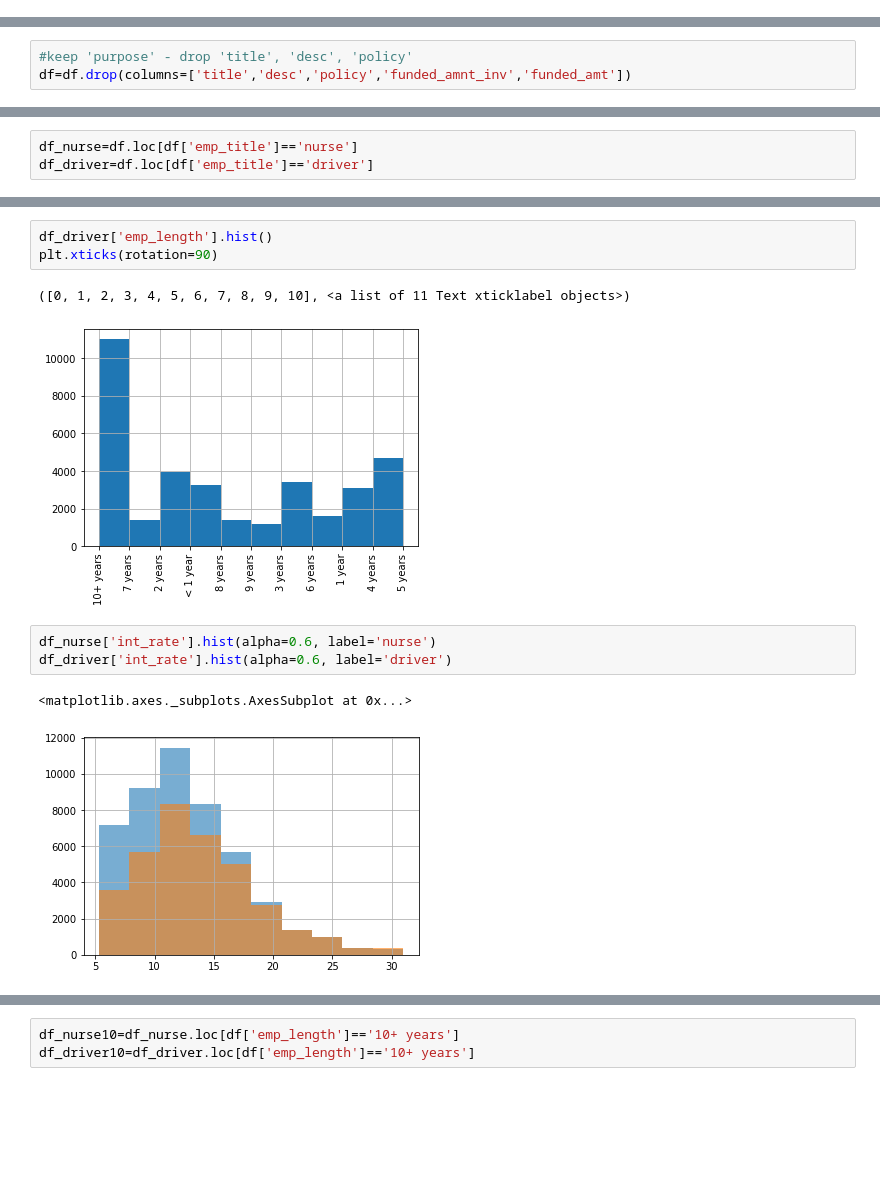
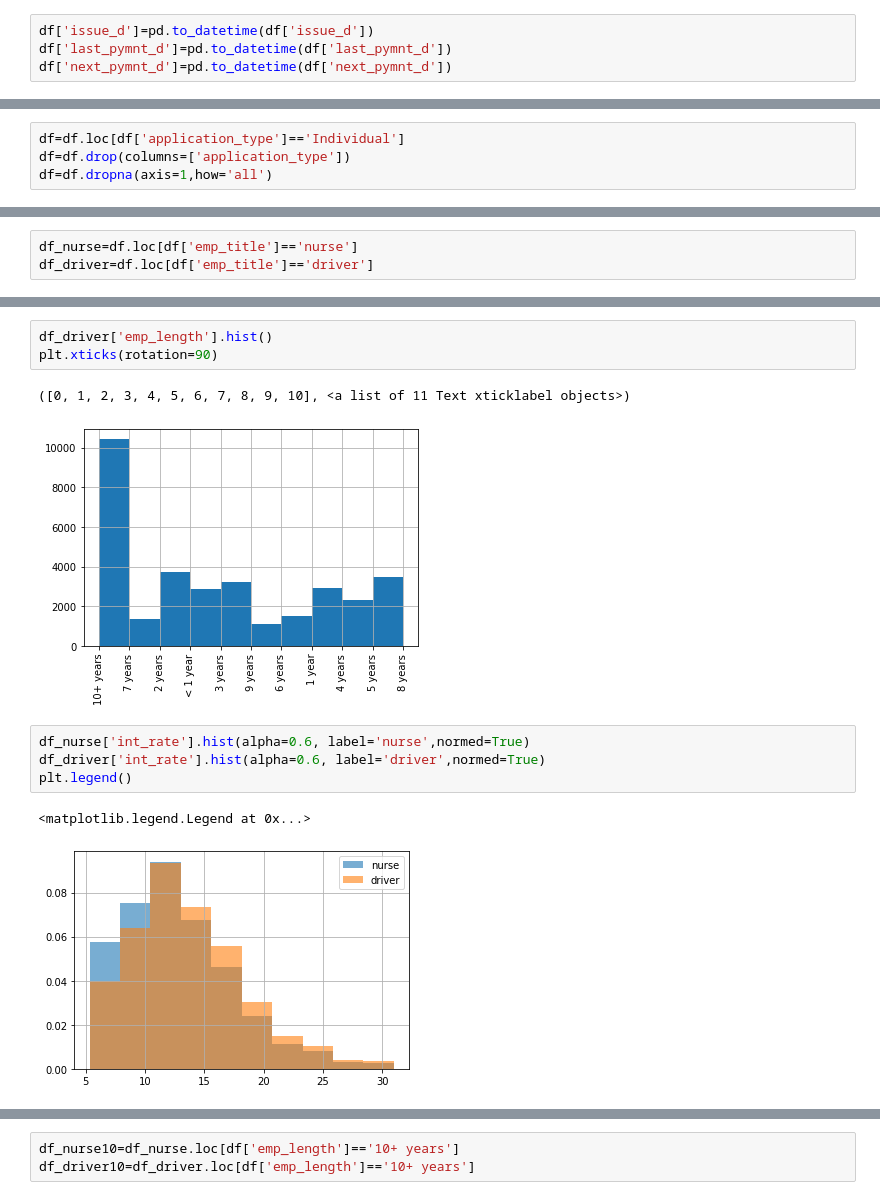
Before and after one commit to ktzioumis/Lending-Club, a Jupyter notebook: Lending-Club.ipynb, the cells around one changed output, grey strips where cells are left out. Saved outputs shown, nothing was run; the diff lists cells and outputs as text; blank space fills up the shorter version.

```diff
--- a/Lending-Club.ipynb
+++ b/Lending-Club.ipynb
@@ -151,3 +186,7 @@ df=df.drop(columns=['title','desc','policy_code','funded_amnt_inv','funded_amnt'
+# %%
+df['issue_d']=pd.to_datetime(df['issue_d'])
+df['last_pymnt_d']=pd.to_datetime(df['last_pymnt_d'])
+df['next_pymnt_d']=pd.to_datetime(df['next_pymnt_d'])
 # %%
 brows_cols=[]
 for col in df.columns:
@@ -216,4 +255 @@ Default                                                0.000014
 Name: loan_status, dtype: float64
-# %%
-#keep 'purpose' - drop 'title', 'desc', 'policy'
-df=df.drop(columns=['title','desc','policy','funded_amnt_inv','funded_amt'])
@@ -220,3 +266,7 @@ df=df.drop(columns=['title','desc','policy','funded_amnt_inv','funded_amt'])
+# %%
+df=df.loc[df['application_type']=='Individual']
+df=df.drop(columns=['application_type'])
+df=df.dropna(axis=1,how='all')
 # %%
 df_hardship=df.loc[df['hardship_status'].isna()==False]
 # %%
@@ -538,13 +544,14 @@ df_driver['emp_length'].hist()
 plt.xticks(rotation=90)
 # %% [output]
 ([0, 1, 2, 3, 4, 5, 6, 7, 8, 9, 10], <a list of 11 Text xticklabel objects>)
-[figure, old version]
+[figure, new version]
 # %%
-df_nurse['int_rate'].hist(alpha=0.6, label='nurse')
-df_driver['int_rate'].hist(alpha=0.6, label='driver')
+df_nurse['int_rate'].hist(alpha=0.6, label='nurse',normed=True)
+df_driver['int_rate'].hist(alpha=0.6, label='driver',normed=True)
+plt.legend()
 # %% [output]
-<matplotlib.axes._subplots.AxesSubplot at 0x...>
+<matplotlib.legend.Legend at 0x...>
-[figure, old version]
+[figure, new version]
 # %%
 print(df_nurse['annual_inc'].describe())
 print(df_driver['annual_inc'].describe())
```
Also changed, not shown: parts of 49 cells of this notebook, 1 other file.
